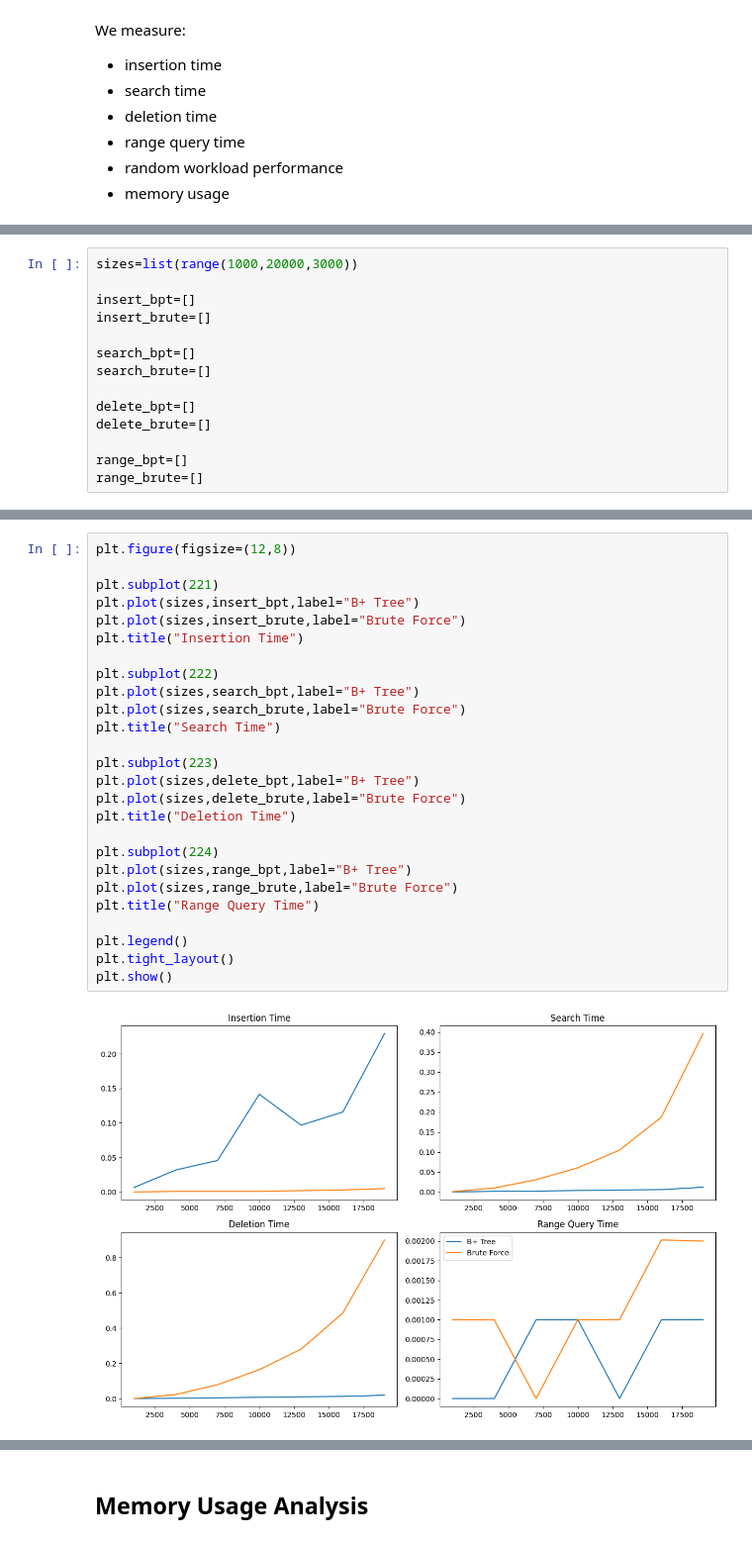
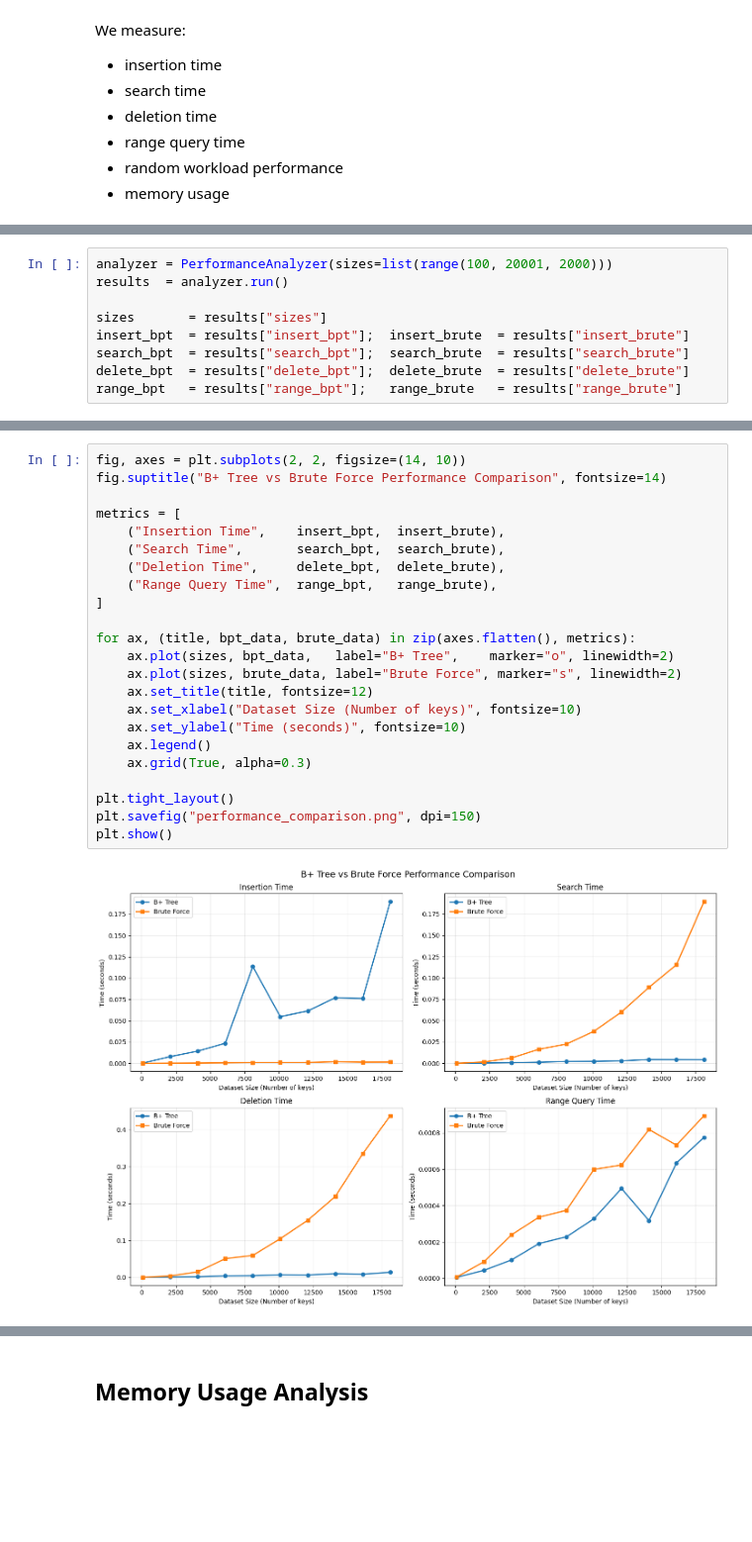
Before and after one commit to Ninjacoder-vedant/QueryWorks-Project, a Jupyter notebook: Assignment_2/Module_A/db_management_system/report.ipynb, the cells around one changed output, grey strips where cells are left out. Shown at 99% size. Drawn from its saved outputs; the diff is of its cells as text; blank space fills up the shorter version.

```diff
--- a/Assignment_2/Module_A/db_management_system/report.ipynb
+++ b/Assignment_2/Module_A/db_management_system/report.ipynb
@@ -263,14 +452,9 @@ We measure:
 # %%
-sizes=list(range(1000,20000,3000))
+analyzer = PerformanceAnalyzer(sizes=list(range(100, 20001, 2000)))
+results  = analyzer.run()
 
-insert_bpt=[]
-insert_brute=[]
-
-search_bpt=[]
-search_brute=[]
-
-delete_bpt=[]
-delete_brute=[]
-
-range_bpt=[]
-range_brute=[]
+sizes       = results["sizes"]
+insert_bpt  = results["insert_bpt"];  insert_brute  = results["insert_brute"]
+search_bpt  = results["search_bpt"];  search_brute  = results["search_brute"]
+delete_bpt  = results["delete_bpt"];  delete_brute  = results["delete_brute"]
+range_bpt   = results["range_bpt"];   range_brute   = results["range_brute"]
@@ -329,28 +461,25 @@ for size in sizes:
 # %%
-plt.figure(figsize=(12,8))
+fig, axes = plt.subplots(2, 2, figsize=(14, 10))
+fig.suptitle("B+ Tree vs Brute Force Performance Comparison", fontsize=14)
 
-plt.subplot(221)
-plt.plot(sizes,insert_bpt,label="B+ Tree")
-plt.plot(sizes,insert_brute,label="Brute Force")
-plt.title("Insertion Time")
+metrics = [
+    ("Insertion Time",    insert_bpt,  insert_brute),
+    ("Search Time",       search_bpt,  search_brute),
+    ("Deletion Time",     delete_bpt,  delete_brute),
+    ("Range Query Time",  range_bpt,   range_brute),
+]
 
-plt.subplot(222)
-plt.plot(sizes,search_bpt,label="B+ Tree")
-plt.plot(sizes,search_brute,label="Brute Force")
-plt.title("Search Time")
+for ax, (title, bpt_data, brute_data) in zip(axes.flatten(), metrics):
+    ax.plot(sizes, bpt_data,   label="B+ Tree",    marker="o", linewidth=2)
+    ax.plot(sizes, brute_data, label="Brute Force", marker="s", linewidth=2)
+    ax.set_title(title, fontsize=12)
+    ax.set_xlabel("Dataset Size (Number of keys)", fontsize=10)
+    ax.set_ylabel("Time (seconds)", fontsize=10)
+    ax.legend()
+    ax.grid(True, alpha=0.3)
 
-plt.subplot(223)
-plt.plot(sizes,delete_bpt,label="B+ Tree")
-plt.plot(sizes,delete_brute,label="Brute Force")
-plt.title("Deletion Time")
-
-plt.subplot(224)
-plt.plot(sizes,range_bpt,label="B+ Tree")
-plt.plot(sizes,range_brute,label="Brute Force")
-plt.title("Range Query Time")
-
-plt.legend()
 plt.tight_layout()
+plt.savefig("performance_comparison.png", dpi=150)
 plt.show()
 # %% [output]
-[figure, old version]
+[figure, new version]
```
Also changed, not shown: parts of 34 cells of this notebook, 37 other files.
